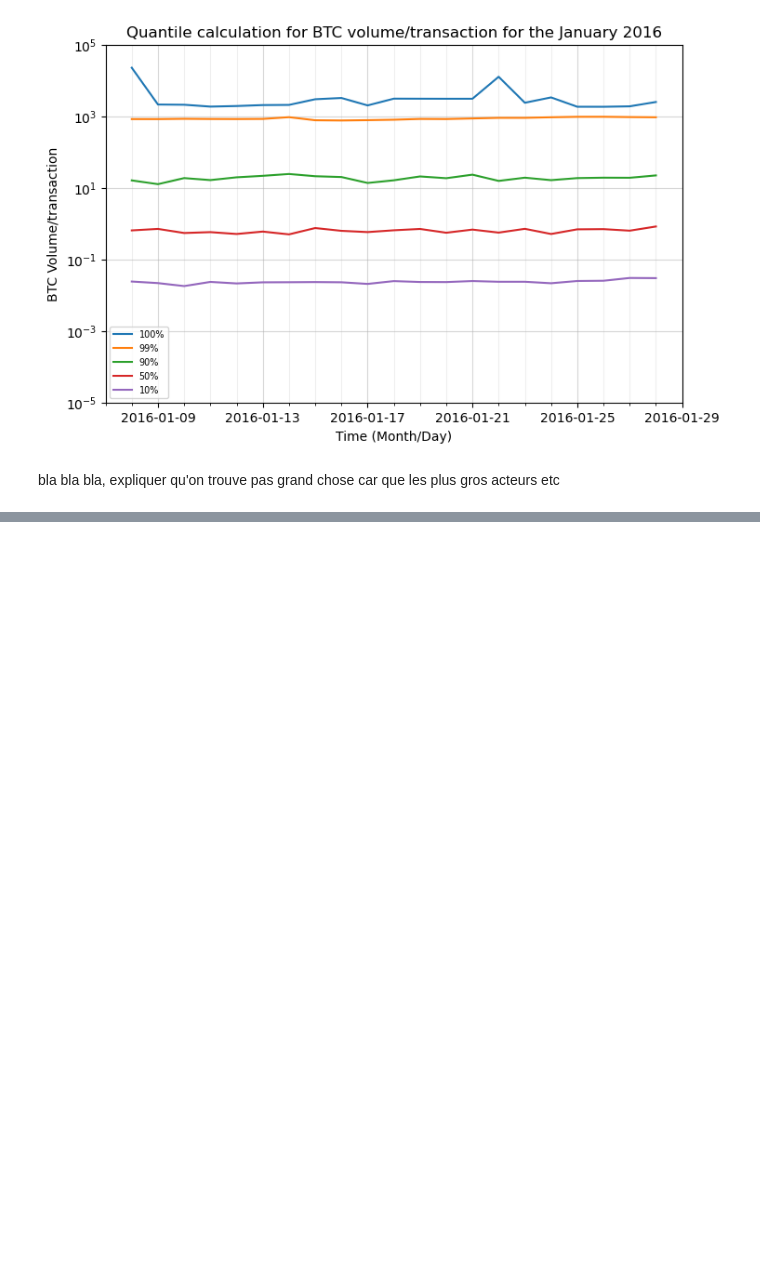
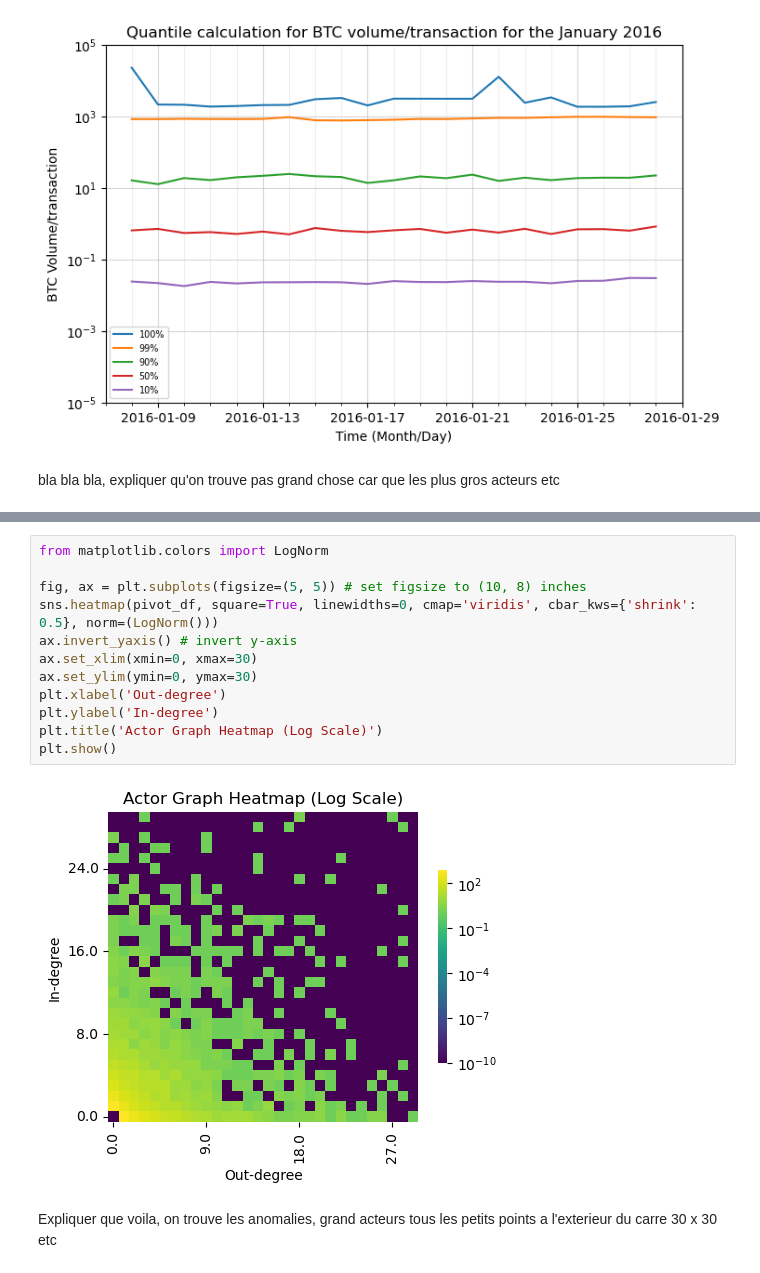
Before and after one commit to trsdimi/big-data, a Jupyter notebook: main.ipynb, the cells around one changed output, grey strips where cells are left out. Drawn from its saved outputs; the diff is of its cells as text; blank space fills up the shorter version.

```diff
--- a/main.ipynb
+++ b/main.ipynb
@@ -679,0 +779,16 @@ bla bla bla, expliquer qu'on trouve pas grand chose car que les plus gros acteur
+# %%
+from matplotlib.colors import LogNorm
+
+fig, ax = plt.subplots(figsize=(5, 5)) # set figsize to (10, 8) inches
+sns.heatmap(pivot_df, square=True, linewidths=0, cmap='viridis', cbar_kws={'shrink': 0.5}, norm=(LogNorm()))
+ax.invert_yaxis() # invert y-axis
+ax.set_xlim(xmin=0, xmax=30)
+ax.set_ylim(ymin=0, ymax=30)
+plt.xlabel('Out-degree')
+plt.ylabel('In-degree')
+plt.title('Actor Graph Heatmap (Log Scale)')
+plt.show()
+# %% [output]
+[figure, added]
+# %% [markdown]
+Expliquer que voila, on trouve les anomalies, grand acteurs tous les petits points a l'exterieur du carre 30 x 30 etc
```
Also changed, not shown: parts of 4 cells of this notebook.
